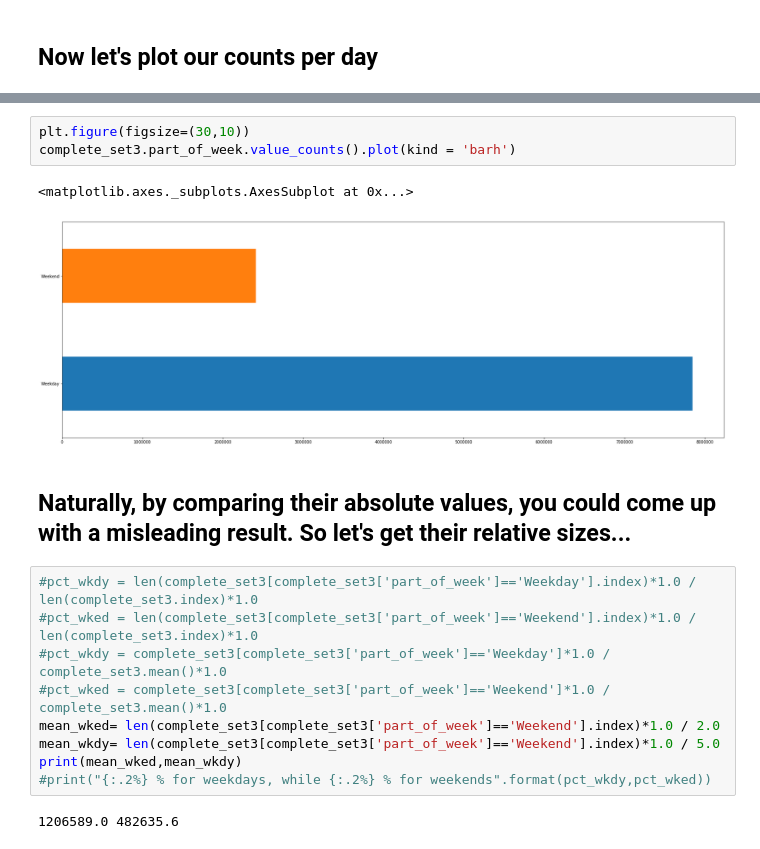
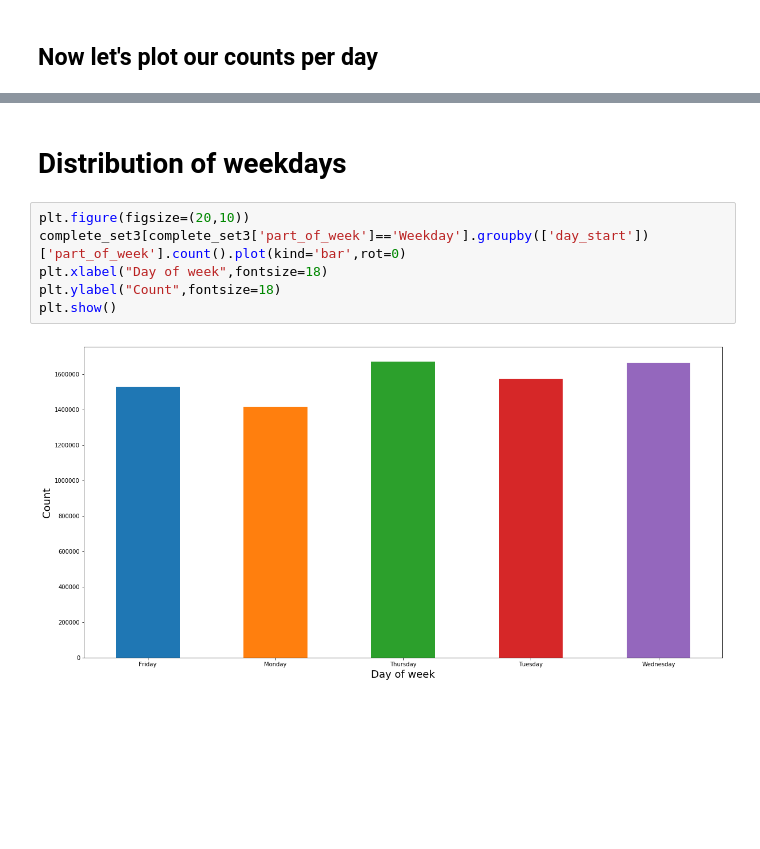
Before and after one commit to jinalklaulitz/PUI2018_msm796, a Jupyter notebook: HW4_msm796/Assignment2_msm796.ipynb, the cells around one changed output, grey strips where cells are left out. Saved outputs shown, nothing was run; the diff lists cells and outputs as text; blank space fills up the shorter version.

```diff
--- a/HW4_msm796/Assignment2_msm796.ipynb
+++ b/HW4_msm796/Assignment2_msm796.ipynb
@@ -257,19 +269,10 @@ complete_set3.day_start.value_counts().plot(kind = 'barh')
-# %%
-plt.figure(figsize=(30,10))
-complete_set3.part_of_week.value_counts().plot(kind = 'barh')
-# %% [output]
-<matplotlib.axes._subplots.AxesSubplot at 0x...>
-[figure, removed]
-# %% [markdown]
-## Naturally, by comparing their absolute values, you could come up with a misleading result. So let's get their relative sizes...
-# %%
-#pct_wkdy = len(complete_set3[complete_set3['part_of_week']=='Weekday'].index)*1.0 / len(complete_set3.index)*1.0
-#pct_wked = len(complete_set3[complete_set3['part_of_week']=='Weekend'].index)*1.0 / len(complete_set3.index)*1.0
-#pct_wkdy = complete_set3[complete_set3['part_of_week']=='Weekday']*1.0 / complete_set3.mean()*1.0
-#pct_wked = complete_set3[complete_set3['part_of_week']=='Weekend']*1.0 / complete_set3.mean()*1.0
-mean_wked= len(complete_set3[complete_set3['part_of_week']=='Weekend'].index)*1.0 / 2.0
-mean_wkdy= len(complete_set3[complete_set3['part_of_week']=='Weekend'].index)*1.0 / 5.0
-print(mean_wked,mean_wkdy)
-#print("{:.2%} % for weekdays, while {:.2%} % for weekends".format(pct_wkdy,pct_wked))
-# %% [output]
-1206589.0 482635.6
+# %% [markdown]
+# Distribution of weekdays
+# %%
+plt.figure(figsize=(20,10))
+complete_set3[complete_set3['part_of_week']=='Weekday'].groupby(['day_start'])['part_of_week'].count().plot(kind='bar',rot=0)
+plt.xlabel("Day of week",fontsize=18)
+plt.ylabel("Count",fontsize=18)
+plt.show()
+# %% [output]
+[figure, added]
```
Also changed, not shown: parts of 15 cells of this notebook.
